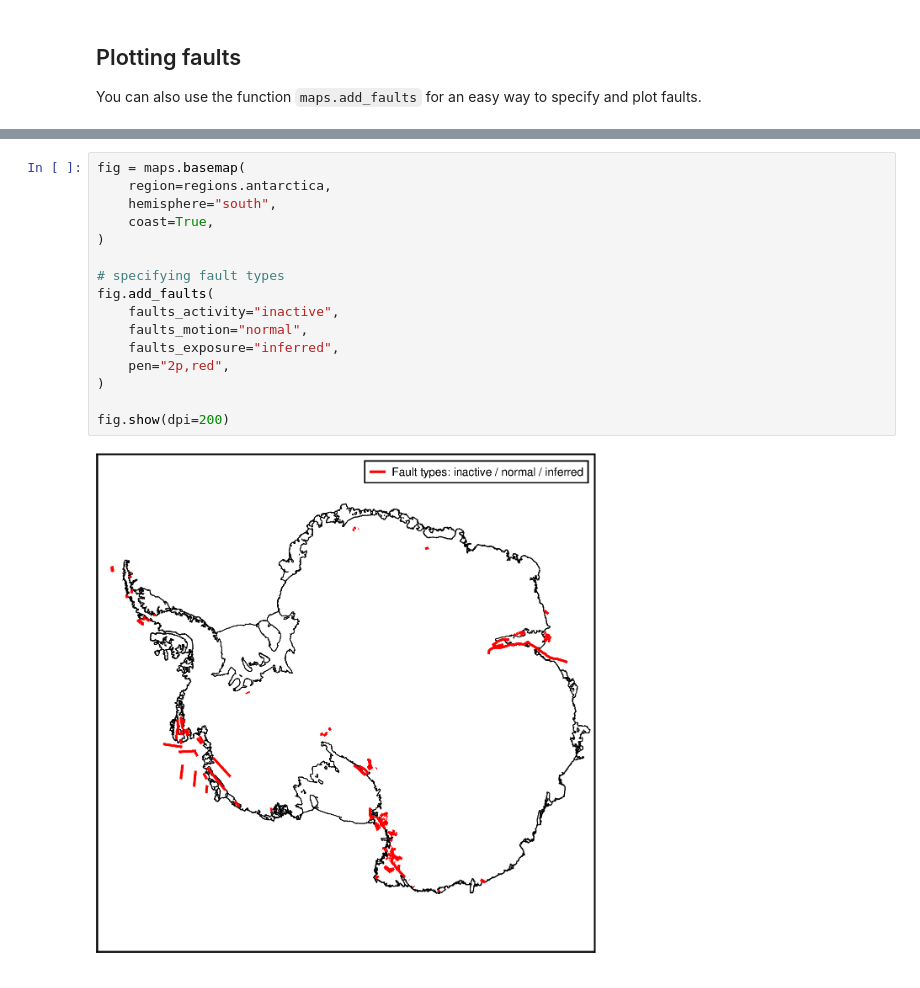
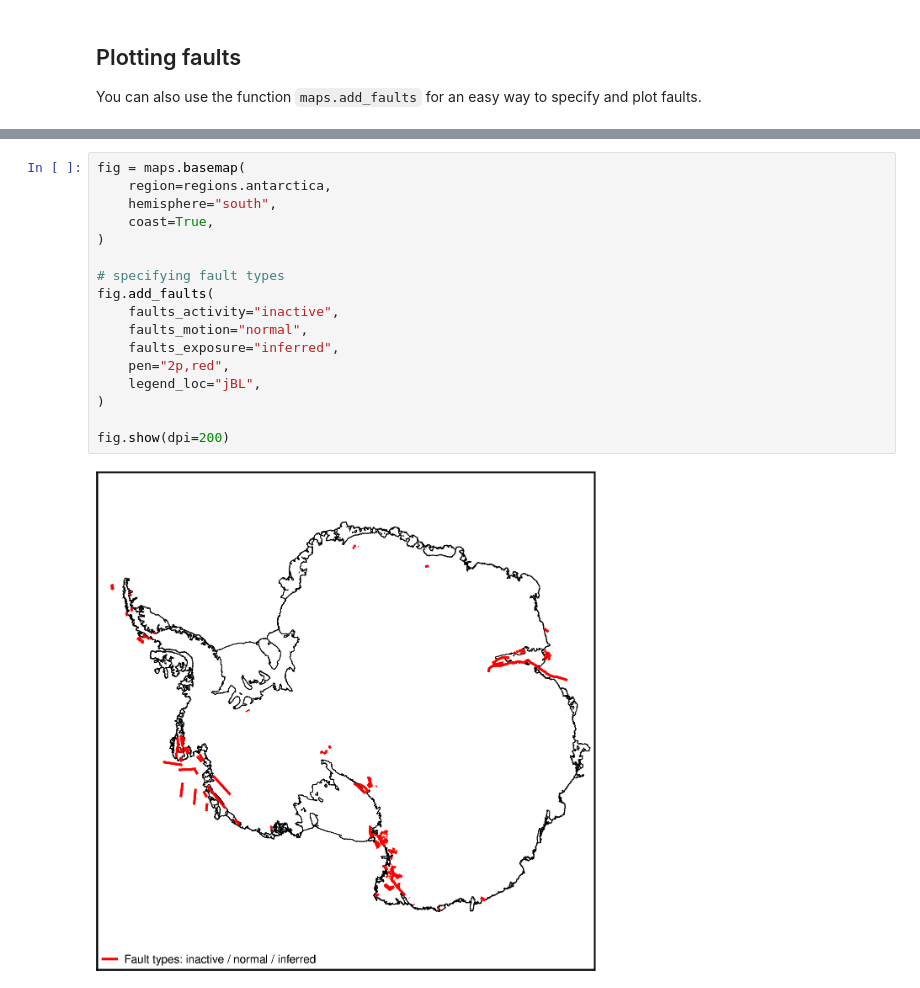
Before and after one commit to mdtanker/polartoolkit, a Jupyter notebook: docs/datasets/antarctica/geology.ipynb, the cells around one changed output, grey strips where cells are left out. Saved outputs shown, nothing was run; the diff lists cells and outputs as text.

```diff
--- a/docs/datasets/antarctica/geology.ipynb
+++ b/docs/datasets/antarctica/geology.ipynb
@@ -71,18 +71,19 @@ fig.show(dpi=200)
 # %%
 fig = maps.basemap(
     region=regions.antarctica,
     hemisphere="south",
     coast=True,
 )
 
 # specifying fault types
 fig.add_faults(
     faults_activity="inactive",
     faults_motion="normal",
     faults_exposure="inferred",
     pen="2p,red",
+    legend_loc="jBL",
 )
 
 fig.show(dpi=200)
 # %% [output]
-[figure, old version]
+[figure, new version]
```
Also changed, not shown: parts of 2 cells of this notebook, 5 other files.
